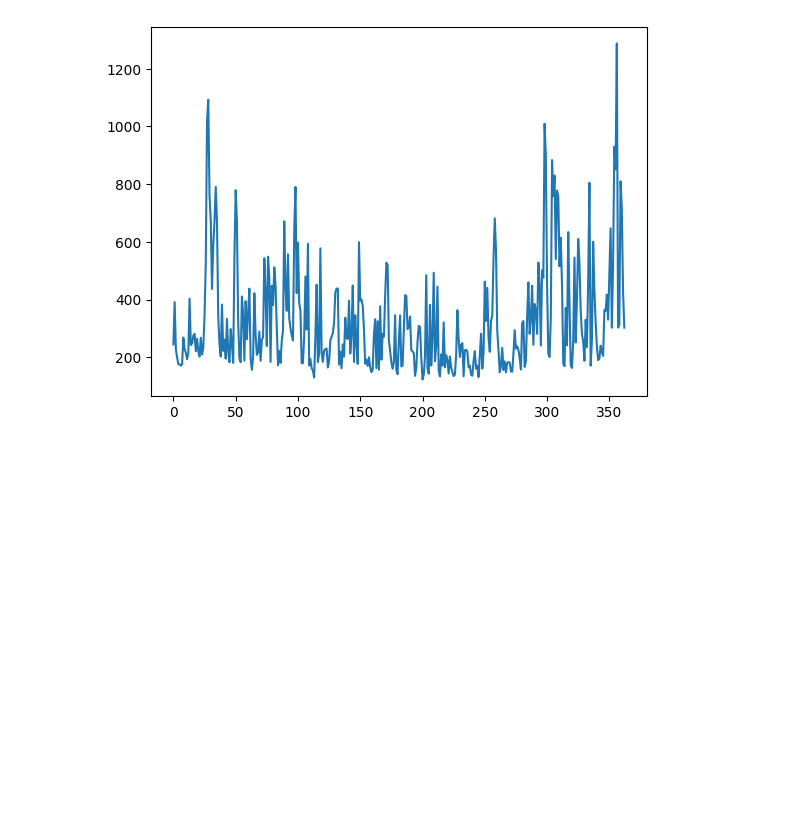
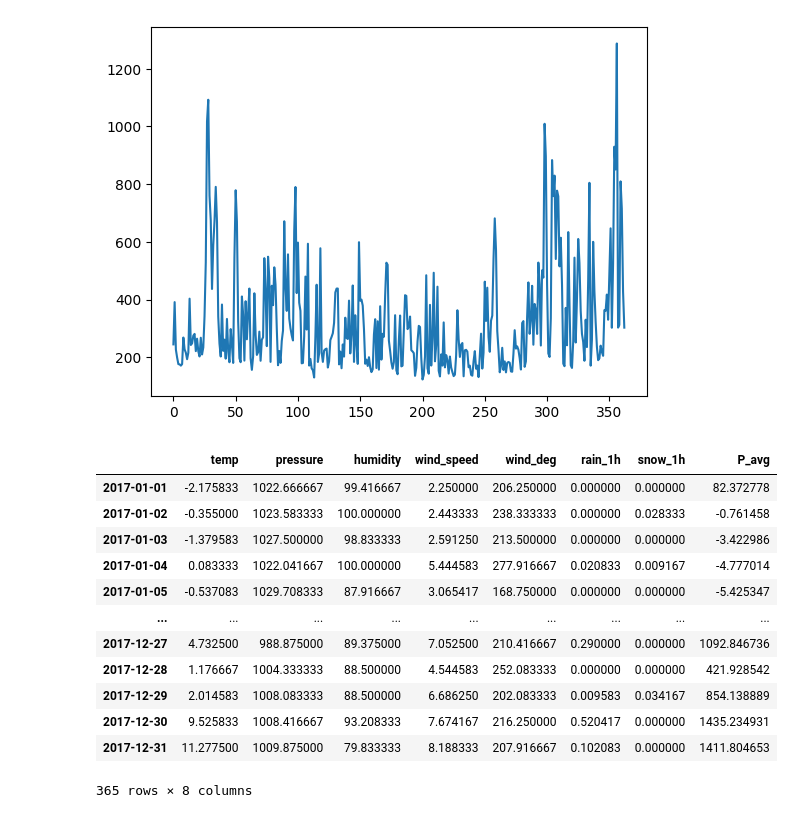
Before and after one commit to glopezcafaggi/engie_api, a Jupyter notebook: ml/cnnmodel.ipynb, the cells around one changed output. Saved outputs shown, nothing was run; the diff lists cells and outputs as text; code cells hidden in the pictures; blank space fills up the shorter version.

```diff
--- a/ml/cnnmodel.ipynb
+++ b/ml/cnnmodel.ipynb
@@ -180,3 +183,20 @@ plt.plot(predictions(data[:365]))
 12/12 ━━━━━━━━━━━━━━━━━━━━ 0s 3ms/step
 [<matplotlib.lines.Line2D at 0x...>]
 [figure]
+# %%
+data1 =  pd.read_json('../data/json/jdata1.json', orient='split')
+data1
+# %% [output]
+|  | temp | pressure | humidity | wind_speed | wind_deg | rain_1h | snow_1h | P_avg |
+| 2017-01-01 | -2.175833 | 1022.666667 | 99.416667 | 2.250000 | 206.250000 | 0.000000 | 0.000000 | 82.372778 |
+| 2017-01-02 | -0.355000 | 1023.583333 | 100.000000 | 2.443333 | 238.333333 | 0.000000 | 0.028333 | -0.761458 |
+| 2017-01-03 | -1.379583 | 1027.500000 | 98.833333 | 2.591250 | 213.500000 | 0.000000 | 0.000000 | -3.422986 |
+| 2017-01-04 | 0.083333 | 1022.041667 | 100.000000 | 5.444583 | 277.916667 | 0.020833 | 0.009167 | -4.777014 |
+| 2017-01-05 | -0.537083 | 1029.708333 | 87.916667 | 3.065417 | 168.750000 | 0.000000 | 0.000000 | -5.425347 |
+| ... | ... | ... | ... | ... | ... | ... | ... | ... |
+| 2017-12-27 | 4.732500 | 988.875000 | 89.375000 | 7.052500 | 210.416667 | 0.290000 | 0.000000 | 1092.846736 |
+| 2017-12-28 | 1.176667 | 1004.333333 | 88.500000 | 4.544583 | 252.083333 | 0.000000 | 0.000000 | 421.928542 |
+| 2017-12-29 | 2.014583 | 1008.083333 | 88.500000 | 6.686250 | 202.083333 | 0.009583 | 0.034167 | 854.138889 |
+| 2017-12-30 | 9.525833 | 1008.416667 | 93.208333 | 7.674167 | 216.250000 | 0.520417 | 0.000000 | 1435.234931 |
+| 2017-12-31 | 11.277500 | 1009.875000 | 79.833333 | 8.188333 | 207.916667 | 0.102083 | 0.000000 | 1411.804653 |
+365 rows × 8 columns
```
Also changed, not shown: parts of 5 cells of this notebook, 3 other files.
